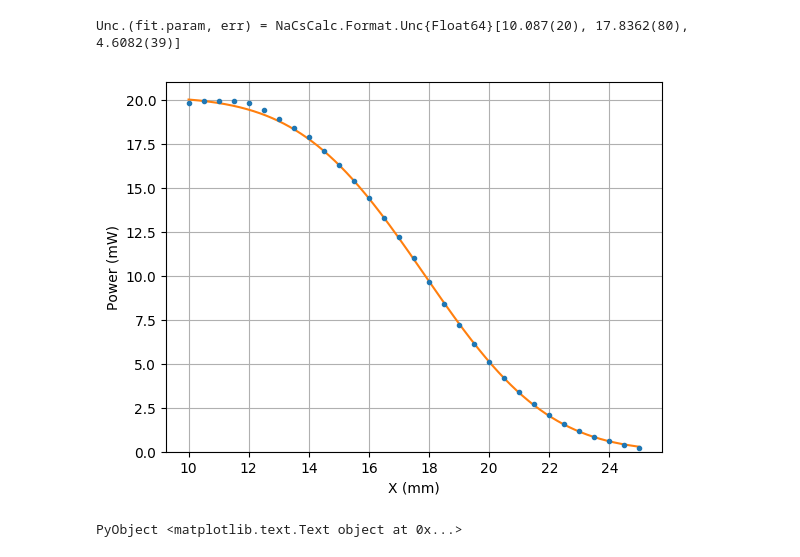
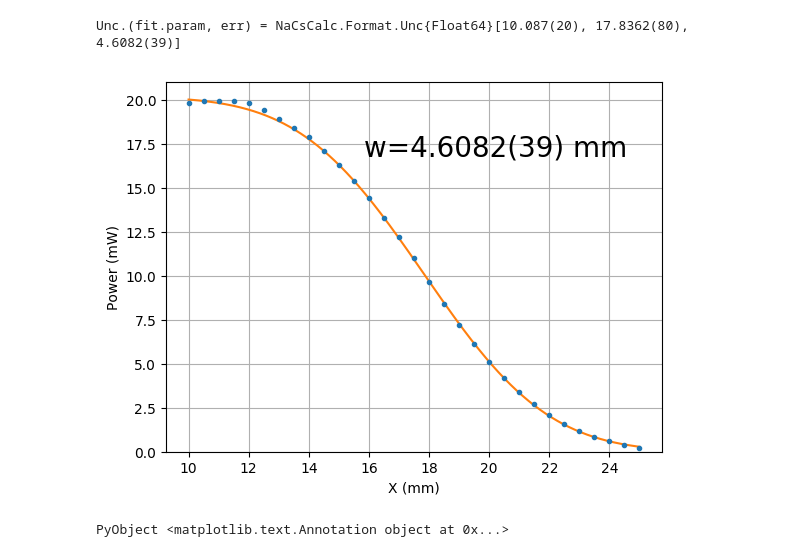
Before and after one commit to nacs-lab/yyc-data, a Jupyter notebook: experiments/tweezer/plot_Na_big_knife_x.ipynb, the cells around one changed output. Saved outputs shown, nothing was run; the diff lists cells and outputs as text; code cells hidden in the pictures.

Commit message:
[experiments/tweezer] Annotate plot

```diff
--- a/experiments/tweezer/plot_Na_big_knife_x.ipynb
+++ b/experiments/tweezer/plot_Na_big_knife_x.ipynb
@@ -42,11 +42,13 @@ Unc.(fit.param, err) = NaCsCalc.Format.Unc{Float64}[10.087(20), 17.8362(80), 4.6
 # %%
 errorbar(data[:, 1], data[:, 2], data[:, 3], fmt=".")
 plotx = linspace(data[1, 1], data[end, 1], 1000)
 plot(plotx, model.(plotx, (fit.param,)))
 grid()
 ylim([0, ylim()[2]])
 xlabel("X (mm)")
 ylabel("Power (mW)")
+annotate("w=$(Unc(fit.param[3], err[3])) mm", xy=(0.4, 0.8), xycoords="axes fraction",
+         size=20)
 # %% [output]
-[figure, old version]
+[figure, new version]
-PyObject <matplotlib.text.Text object at 0x...>
+PyObject <matplotlib.text.Annotation object at 0x...>
```
